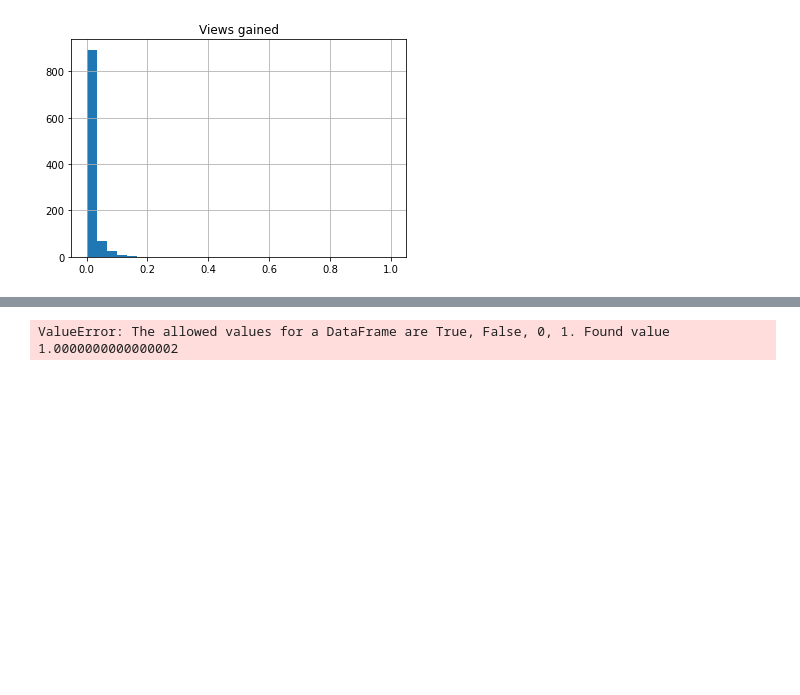
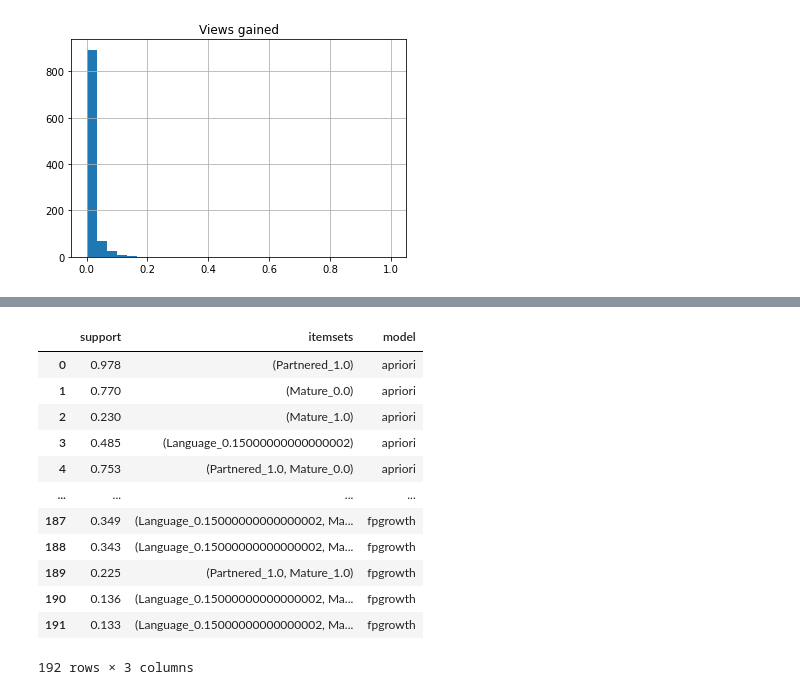
Before and after one commit to amasugi0/Team-7-Project-CDS303, a Jupyter notebook: CDS 303 lab 2.ipynb, the cells around one changed output, grey strips where cells are left out. Saved outputs shown, nothing was run; the diff lists cells and outputs as text; code cells hidden in the pictures; blank space fills up the shorter version.

```diff
--- a/CDS 303 lab 2.ipynb
+++ b/CDS 303 lab 2.ipynb
@@ -149,25 +149,39 @@ df
 # %%
 summary_df = pd.DataFrame()
 models = ['apriori', 'fpmax', 'fpgrowth']
 param_list = np.linspace(.1, .9, 8)
 min_support = .1
 i = 0
 model_set = [
     apriori(df, min_support, max_len = 3, use_colnames=True),
     fpmax(df, min_support, max_len = 3, use_colnames=True),
     fpgrowth(df, min_support, max_len = 3, use_colnames=True)
     ]
 
 for model in model_set:
     for k in range(len(param_list)):
         min_support = param_list[k]
         model_df = pd.DataFrame(model)
         model_df['model'] = models[i]
         summary_df = pd.concat([summary_df, model_df], axis=0)
     i = i + 1
-summary_df#.reset_index(inplace=True, drop=True)
+summary_df.reset_index(inplace=True, drop=True)
+
+summary_df
 # %% [output]
+|  | support | itemsets | model |
+| 0 | 0.978 | (Partnered_1.0) | apriori |
+| 1 | 0.770 | (Mature_0.0) | apriori |
+| 2 | 0.230 | (Mature_1.0) | apriori |
+| 3 | 0.485 | (Language_0.15000000000000002) | apriori |
+| 4 | 0.753 | (Partnered_1.0, Mature_0.0) | apriori |
+| ... | ... | ... | ... |
+| 187 | 0.349 | (Language_0.15000000000000002, Ma... | fpgrowth |
+| 188 | 0.343 | (Language_0.15000000000000002, Ma... | fpgrowth |
+| 189 | 0.225 | (Partnered_1.0, Mature_1.0) | fpgrowth |
+| 190 | 0.136 | (Language_0.15000000000000002, Ma... | fpgrowth |
+| 191 | 0.133 | (Language_0.15000000000000002, Ma... | fpgrowth |
-ValueError: The allowed values for a DataFrame are True, False, 0, 1. Found value 1.0000000000000002
+192 rows × 3 columns
 # %%
 from mlxtend.frequent_patterns import association_rules
 
```
Also changed, not shown: parts of 3 cells of this notebook.
